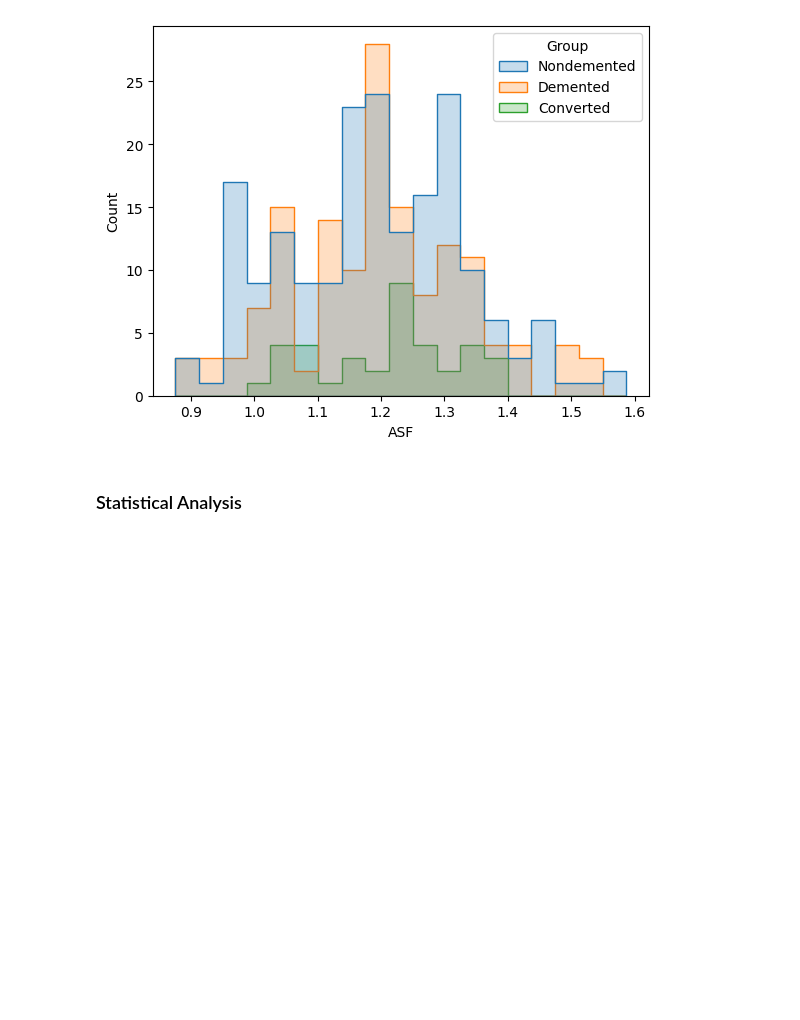
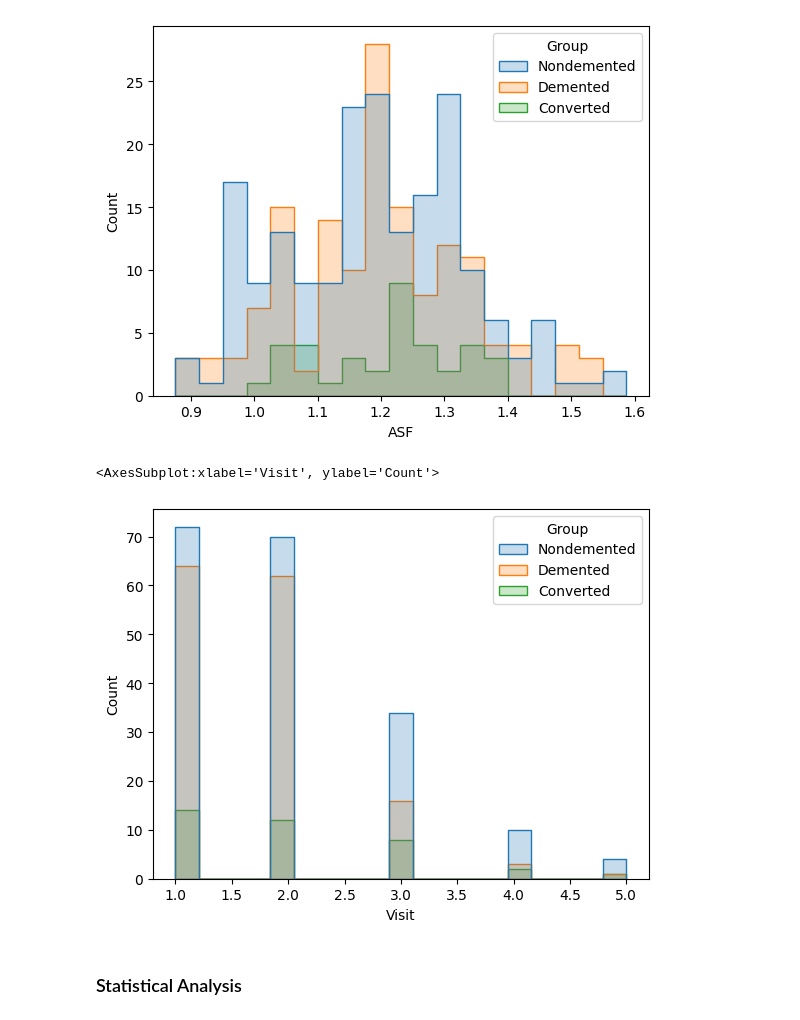
Before and after one commit to sspalding/Dementia-Prediction, a Jupyter notebook: Exploratory Data Analysis.ipynb, the cells around one changed output. Cells and saved outputs as stored; diff of their text form; code cells hidden in the pictures; blank space fills up the shorter version.

Commit message:
add more ANOVA to exploratory data sanalysis

```diff
--- a/Exploratory Data Analysis.ipynb
+++ b/Exploratory Data Analysis.ipynb
@@ -281,6 +281,14 @@ sns.histplot(data_explore, x='ASF',hue = 'Group', bins = bins, element = 'step',
 # %% [output]
 <AxesSubplot:xlabel='ASF', ylabel='Count'>
 [figure]
+# %%
+# Did dementia worsen over the visits?
+bins = np.linspace(data_explore.Visit.min(), data_explore.Visit.max(), 20)
+sns.histplot(data_explore, x='Visit',hue = 'Group', bins = bins, element = 'step',legend=True)
+# this is not the most accurate representation, would need to divide by the total number of patients at each visit
+# %% [output]
+<AxesSubplot:xlabel='Visit', ylabel='Count'>
+[figure, added]
 # %% [markdown]
 ### Statistical Analysis
 # %%
```
Also changed, not shown: parts of 5 cells of this notebook.
